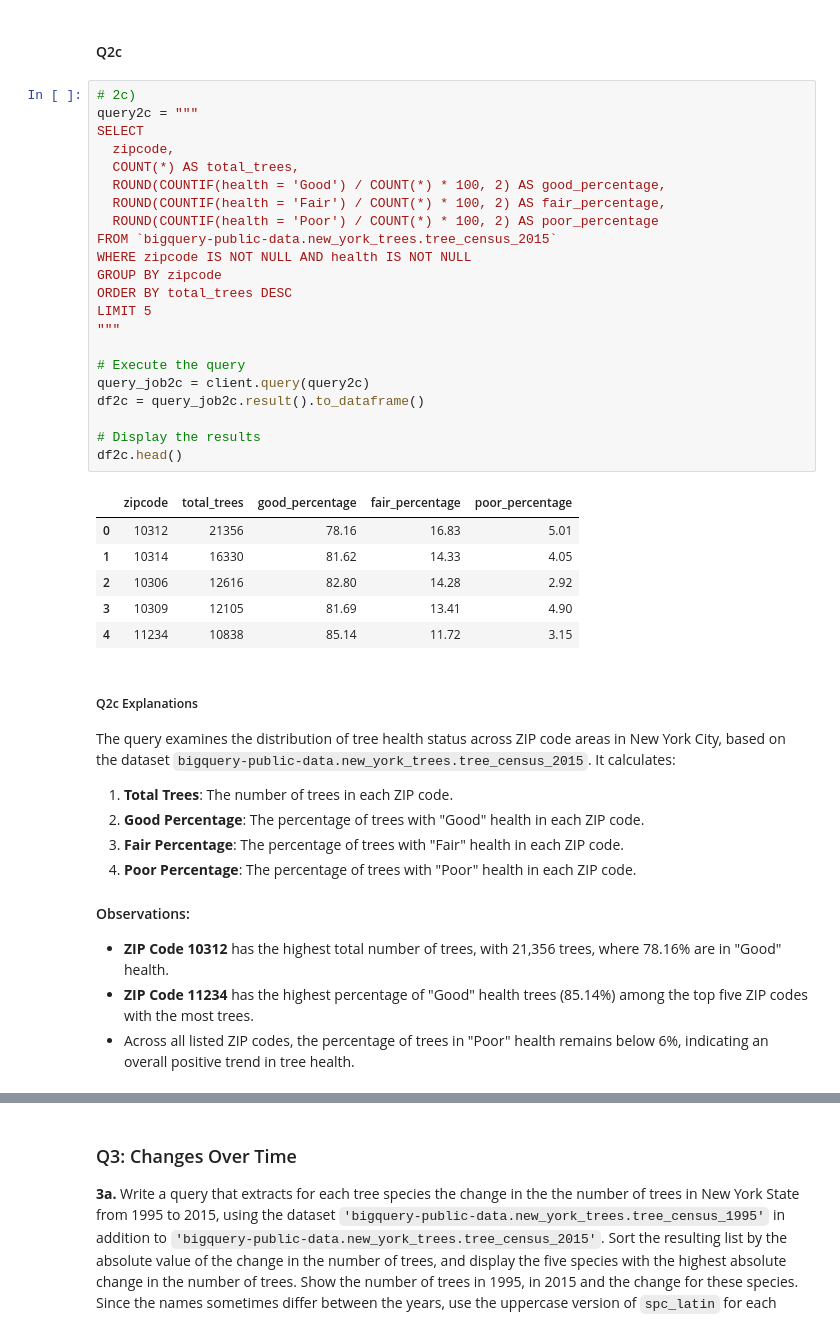
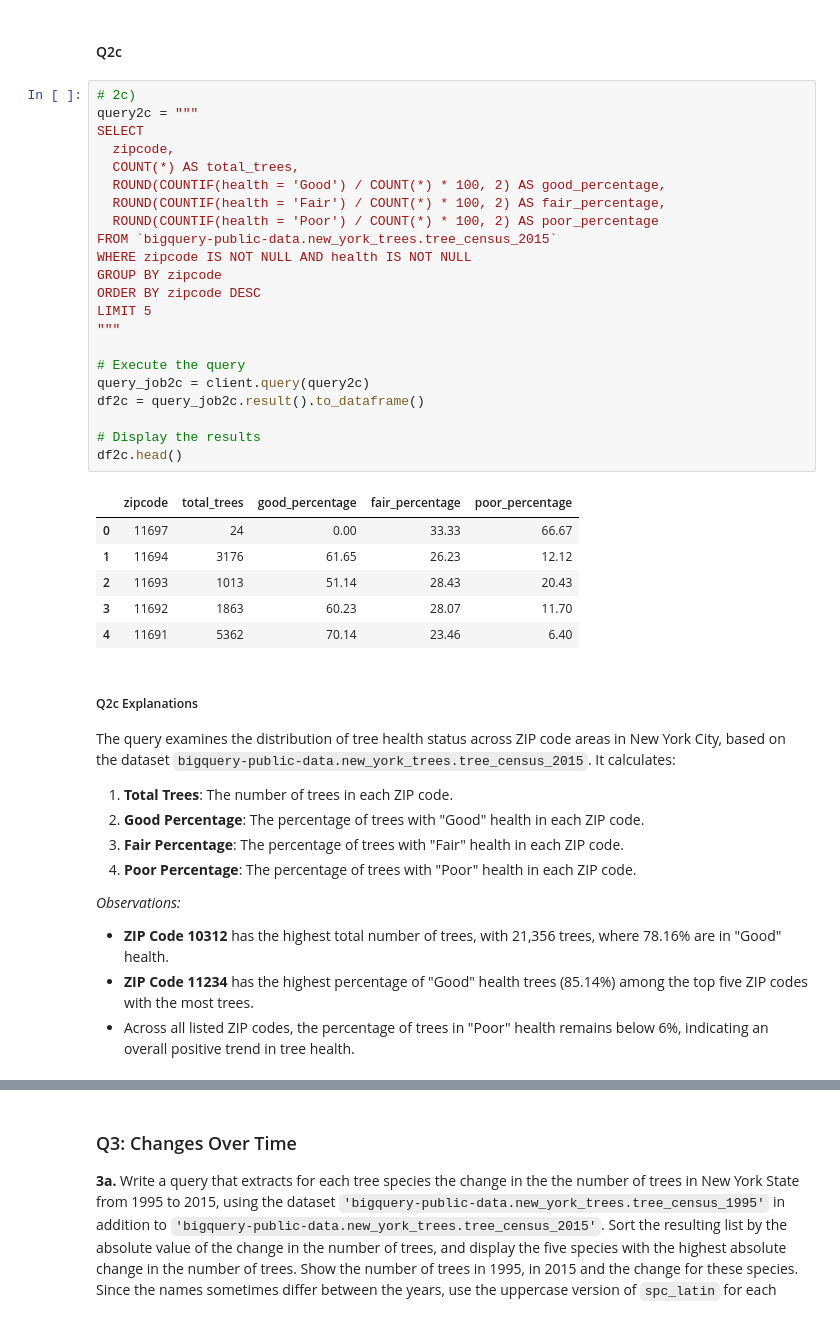
Before and after one commit to NathanP23/Big-Data-Mining-52002, a Jupyter notebook: MidTerm/MidTerm_52002_2024_25.ipynb, the cells around one changed output, grey strips where cells are left out. Drawn from its saved outputs; the diff is of its cells as text.

```diff
--- a/MidTerm/MidTerm_52002_2024_25.ipynb
+++ b/MidTerm/MidTerm_52002_2024_25.ipynb
@@ -308,32 +308,32 @@ chart1 & chart2 & chart3
 # %%
 # 2c)
 query2c = """
 SELECT
   zipcode,
   COUNT(*) AS total_trees,
   ROUND(COUNTIF(health = 'Good') / COUNT(*) * 100, 2) AS good_percentage,
   ROUND(COUNTIF(health = 'Fair') / COUNT(*) * 100, 2) AS fair_percentage,
   ROUND(COUNTIF(health = 'Poor') / COUNT(*) * 100, 2) AS poor_percentage
 FROM `bigquery-public-data.new_york_trees.tree_census_2015`
 WHERE zipcode IS NOT NULL AND health IS NOT NULL
 GROUP BY zipcode
-ORDER BY total_trees DESC
+ORDER BY zipcode DESC
 LIMIT 5
 """
 
 # Execute the query
 query_job2c = client.query(query2c)
 df2c = query_job2c.result().to_dataframe()
 
 # Display the results
 df2c.head()
 # %% [output]
 |  | zipcode | total_trees | good_percentage | fair_percentage | poor_percentage |
-| 0 | 10312 | 21356 | 78.16 | 16.83 | 5.01 |
-| 1 | 10314 | 16330 | 81.62 | 14.33 | 4.05 |
-| 2 | 10306 | 12616 | 82.80 | 14.28 | 2.92 |
-| 3 | 10309 | 12105 | 81.69 | 13.41 | 4.90 |
-| 4 | 11234 | 10838 | 85.14 | 11.72 | 3.15 |
+| 0 | 11697 | 24 | 0.00 | 33.33 | 66.67 |
+| 1 | 11694 | 3176 | 61.65 | 26.23 | 12.12 |
+| 2 | 11693 | 1013 | 51.14 | 28.43 | 20.43 |
+| 3 | 11692 | 1863 | 60.23 | 28.07 | 11.70 |
+| 4 | 11691 | 5362 | 70.14 | 23.46 | 6.40 |
 # %% [markdown]
 ##### Q2c Explanations
 The query examines the distribution of tree health status across ZIP code areas in New York City, based on the dataset `bigquery-public-data.new_york_trees.tree_census_2015`. It calculates:
@@ -342,7 +342,7 @@ The query examines the distribution of tree health status across ZIP code areas
 3. **Fair Percentage**: The percentage of trees with "Fair" health in each ZIP code.
 4. **Poor Percentage**: The percentage of trees with "Poor" health in each ZIP code.
 
-#### Observations:
+*Observations:*
 - **ZIP Code 10312** has the highest total number of trees, with 21,356 trees, where 78.16% are in "Good" health.
 - **ZIP Code 11234** has the highest percentage of "Good" health trees (85.14%) among the top five ZIP codes with the most trees.
 - Across all listed ZIP codes, the percentage of trees in "Poor" health remains below 6%, indicating an overall positive trend in tree health.
```
Also changed, not shown: parts of 11 cells of this notebook.
